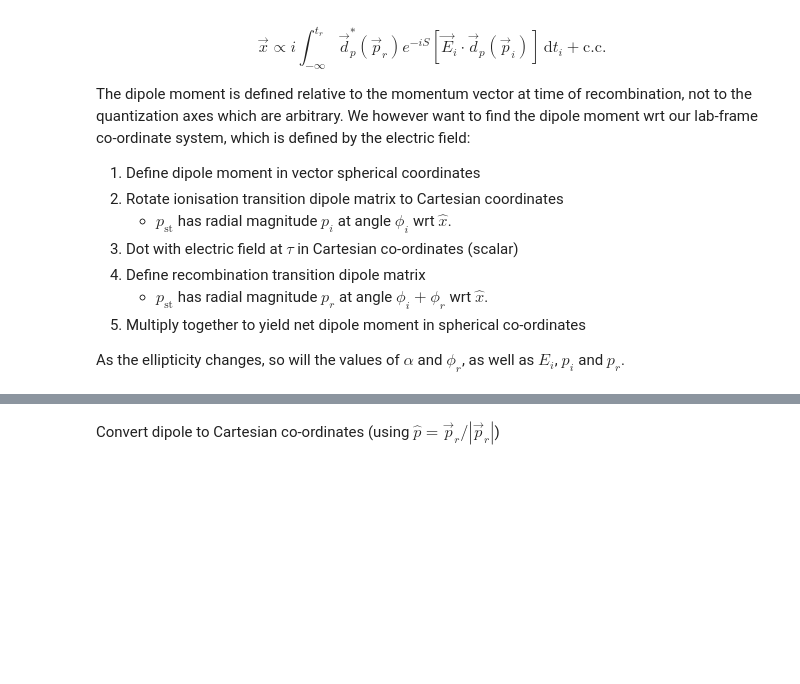
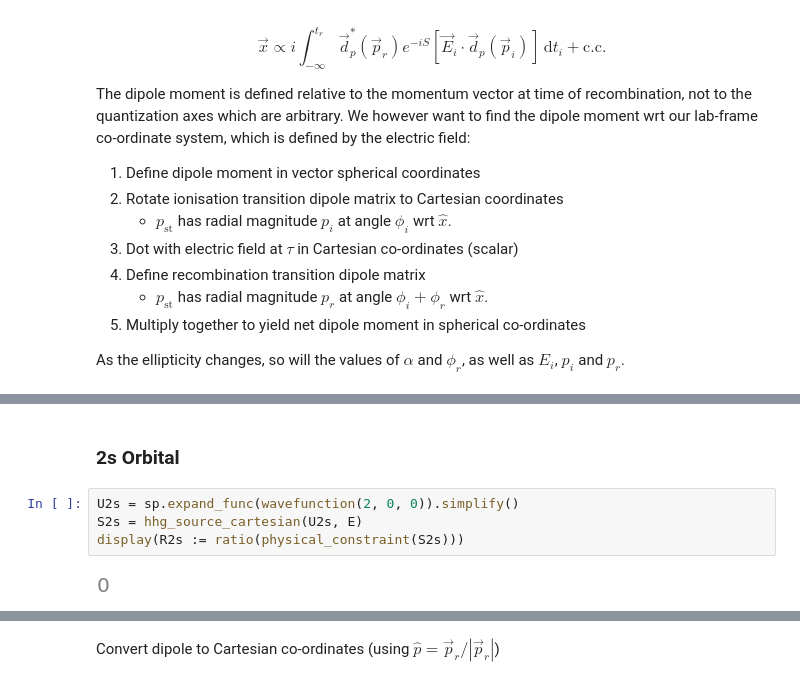
Before and after one commit to aswyatt/DA-Python, a Jupyter notebook: 2025-09/HHG/HHG Source.ipynb, the cells around one changed output, grey strips where cells are left out. Drawn from its saved outputs; the diff is of its cells as text; blank space fills up the shorter version.

```diff
--- a/2025-09/HHG/HHG Source.ipynb
+++ b/2025-09/HHG/HHG Source.ipynb
@@ -376,0 +381,8 @@ def hhg_source_spherical(upsilon, E):
+# %% [markdown]
+### 2s Orbital
+# %%
+U2s = sp.expand_func(wavefunction(2, 0, 0)).simplify()
+S2s = hhg_source_cartesian(U2s, E)
+display(R2s := ratio(physical_constraint(S2s)))
+# %% [output]
+[figure, added]
```
Also changed, not shown: parts of 27 cells of this notebook.
